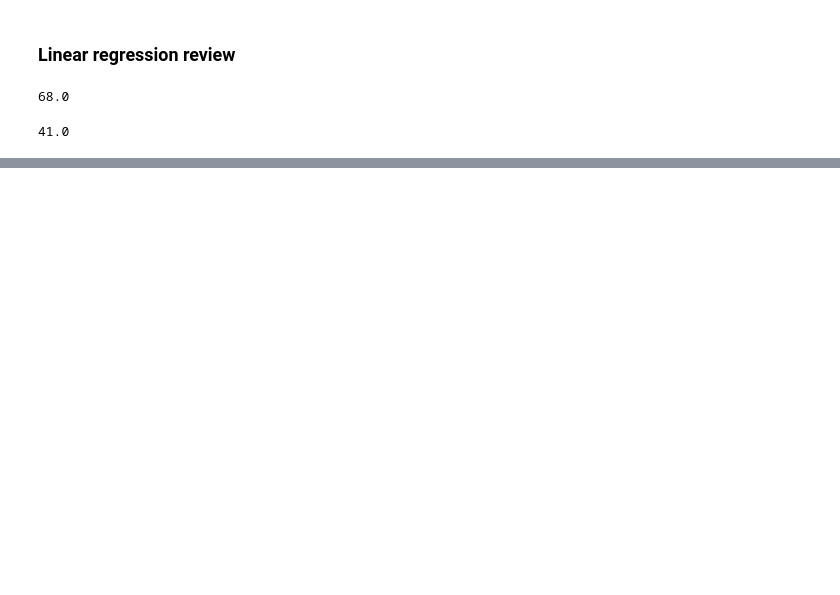
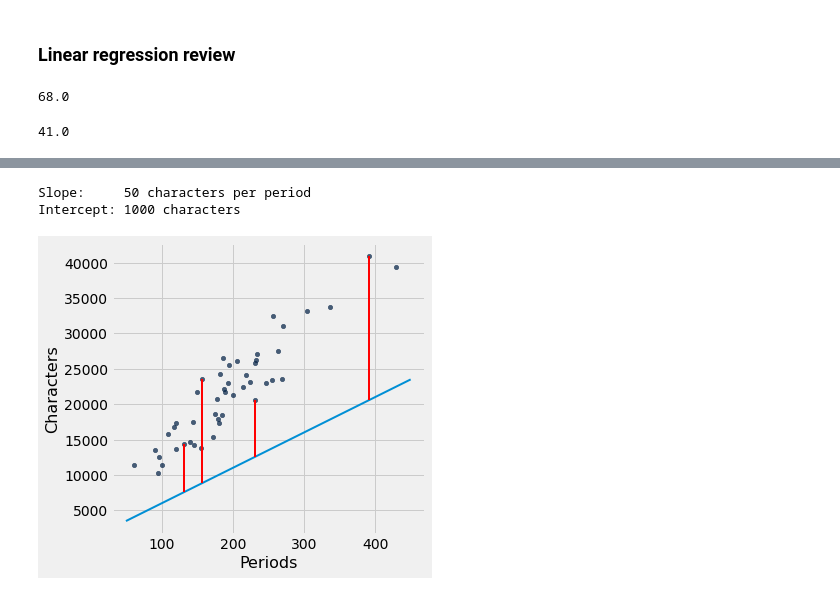
Before and after one commit to ciretorres/python, a Jupyter notebook: data8.3x/week2/sec05_least_squares.ipynb, the cells around one changed output, grey strips where cells are left out. Saved outputs shown, nothing was run; the diff lists cells and outputs as text; code cells hidden in the pictures; blank space fills up the shorter version.

Commit message:
Lec 5.3 Squared Error

```diff
--- a/data8.3x/week2/sec05_least_squares.ipynb
+++ b/data8.3x/week2/sec05_least_squares.ipynb
@@ -27,0 +115,16 @@ x = midterm_score
+# %%
+sample = [[131, 14431], [231, 20558], [392, 40935], [157, 23524]]
+def lw_errors(slope, intercept):
+    print('Slope:    ', np.round(slope), 'characters per period')
+    print('Intercept:', np.round(intercept), 'characters')
+    little_women.scatter('Periods', 'Characters')
+    xlims = np.array([50, 450])
+    plots.plot(xlims, slope * xlims + intercept, lw=2)
+    for x, y in sample:
+        plots.plot([x, x], [y, slope * x + intercept], color='r', lw=2)
+# %%
+lw_errors(50, 1000)
+# %% [output]
+Slope:     50 characters per period
+Intercept: 1000 characters
+[figure, added]
```
Also changed, not shown: parts of 18 cells of this notebook.
